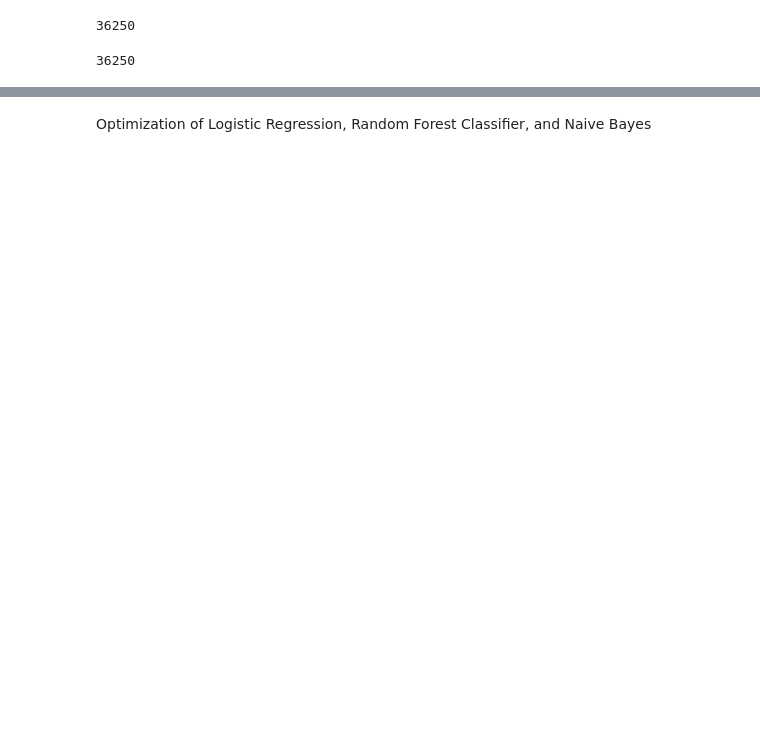
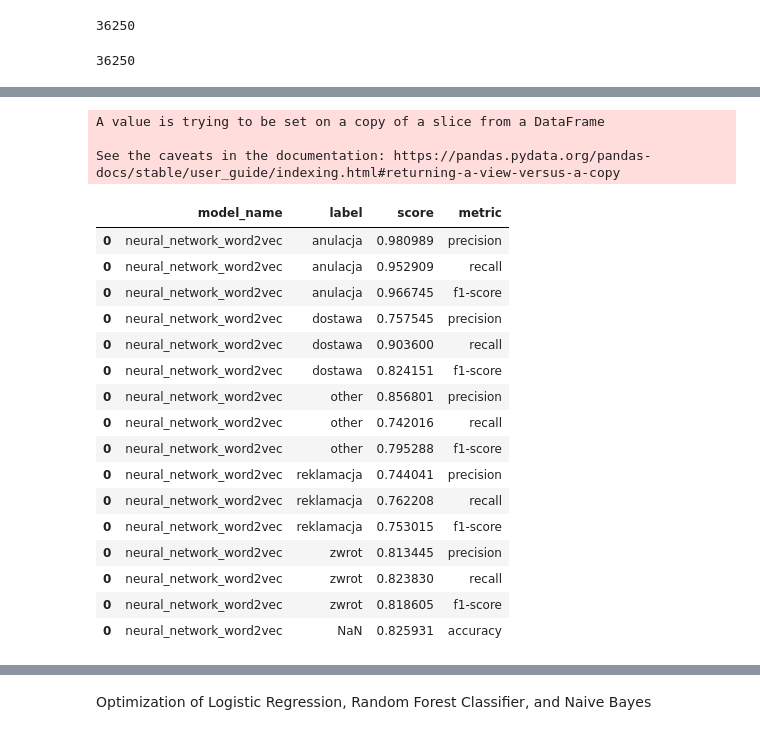
Before and after one commit to arioslock/projects_in_progress, a Jupyter notebook: projekt_koncowy.ipynb, the cells around one changed output, grey strips where cells are left out. Saved outputs shown, nothing was run; the diff lists cells and outputs as text; code cells hidden in the pictures; blank space fills up the shorter version.

```diff
--- a/projekt_koncowy.ipynb
+++ b/projekt_koncowy.ipynb
@@ -860,8 +931,10 @@ y_train_onehot = to_categorical(encoded_labels)
 X_train, X_test, y_train, y_test = train_test_split(X,
                                                     y_train_onehot,
                                                     test_size=0.2,
-                                                    random_state=42)
+                                                    random_state=42,
+                                                    stratify=y_train_onehot)
 X_train, X_val, y_train, y_val = train_test_split(X_train,
                                                     y_train,
                                                     test_size=0.2,
-                                                    random_state=42)
+                                                    random_state=42,
+                                                    stratify=y_train)
@@ -895,0 +1015,49 @@ print('Accuracy: %f' % (accuracy*100))
+# %%
+from tensorflow.keras.models import load_model
+
+neural_network_w2v = load_model("F:\\Classification_models\\neural_network_on_word2vec")
+# %%
+class_names = ['anulacja', 'dostawa', 'other', 'reklamacja', 'zwrot']
+
+string_input = keras.Input(shape=(1,), dtype="string")
+x = vectorizer(string_input)
+preds = neural_network_w2v(x)
+end_to_end_model = keras.Model(string_input, preds)
+
+prediction_neural_network = []
+
+for sample in X_test:
+    input_data = [[sample]]
+    input_tensor = tf.convert_to_tensor(input_data, dtype=tf.string)
+    probabilities = end_to_end_model(input_tensor)
+    predicted_class_index = np.argmax(probabilities[0])
+    prediction_neural_network.append(predicted_class_index)
+# %%
+df_functions_score_temp = fl.model_score_to_df(np.argmax(y_test, axis=1), prediction_neural_network, "neural_network_word2vec")
+df_functions_score_temp['label'] = df_functions_score_temp['label'].map({i: class_names[i] for i in range(len(class_names))})
+df_functions_score_temp['label'][15] = "overall"
+df_functions_score = pd.concat([df_functions_score, df_functions_score_temp], ignore_index=True)
+# %% [output]
+A value is trying to be set on a copy of a slice from a DataFrame
+
+See the caveats in the documentation: https://pandas.pydata.org/pandas-docs/stable/user_guide/indexing.html#returning-a-view-versus-a-copy
+# %%
+df_functions_score_temp
+# %% [output]
+|  | model_name | label | score | metric |
+| 0 | neural_network_word2vec | anulacja | 0.980989 | precision |
+| 0 | neural_network_word2vec | anulacja | 0.952909 | recall |
+| 0 | neural_network_word2vec | anulacja | 0.966745 | f1-score |
+| 0 | neural_network_word2vec | dostawa | 0.757545 | precision |
+| 0 | neural_network_word2vec | dostawa | 0.903600 | recall |
+| 0 | neural_network_word2vec | dostawa | 0.824151 | f1-score |
+| 0 | neural_network_word2vec | other | 0.856801 | precision |
+| 0 | neural_network_word2vec | other | 0.742016 | recall |
+| 0 | neural_network_word2vec | other | 0.795288 | f1-score |
+| 0 | neural_network_word2vec | reklamacja | 0.744041 | precision |
+| 0 | neural_network_word2vec | reklamacja | 0.762208 | recall |
+| 0 | neural_network_word2vec | reklamacja | 0.753015 | f1-score |
+| 0 | neural_network_word2vec | zwrot | 0.813445 | precision |
+| 0 | neural_network_word2vec | zwrot | 0.823830 | recall |
+| 0 | neural_network_word2vec | zwrot | 0.818605 | f1-score |
+| 0 | neural_network_word2vec | NaN | 0.825931 | accuracy |
```
Also changed, not shown: parts of 86 cells of this notebook.
